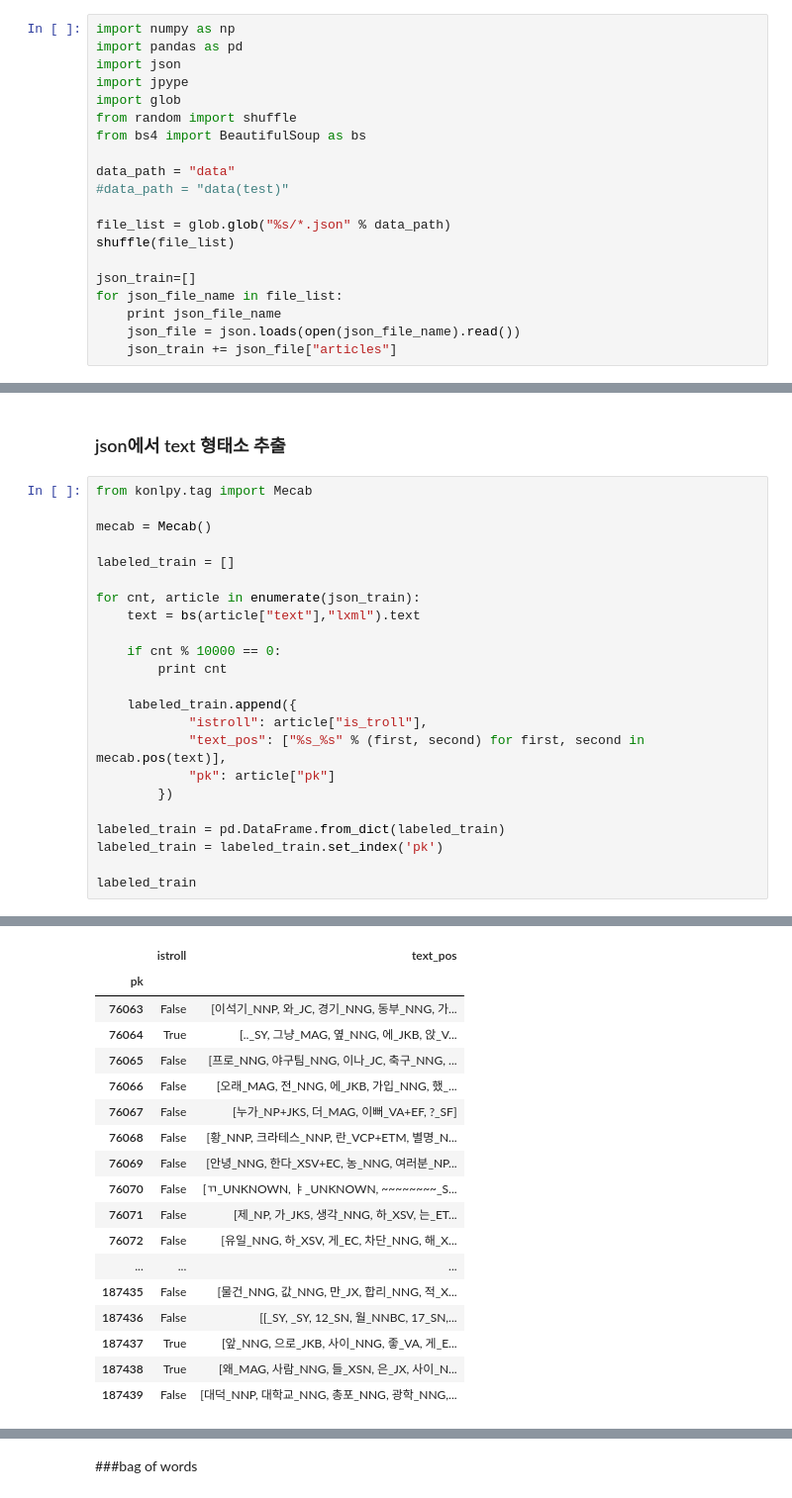
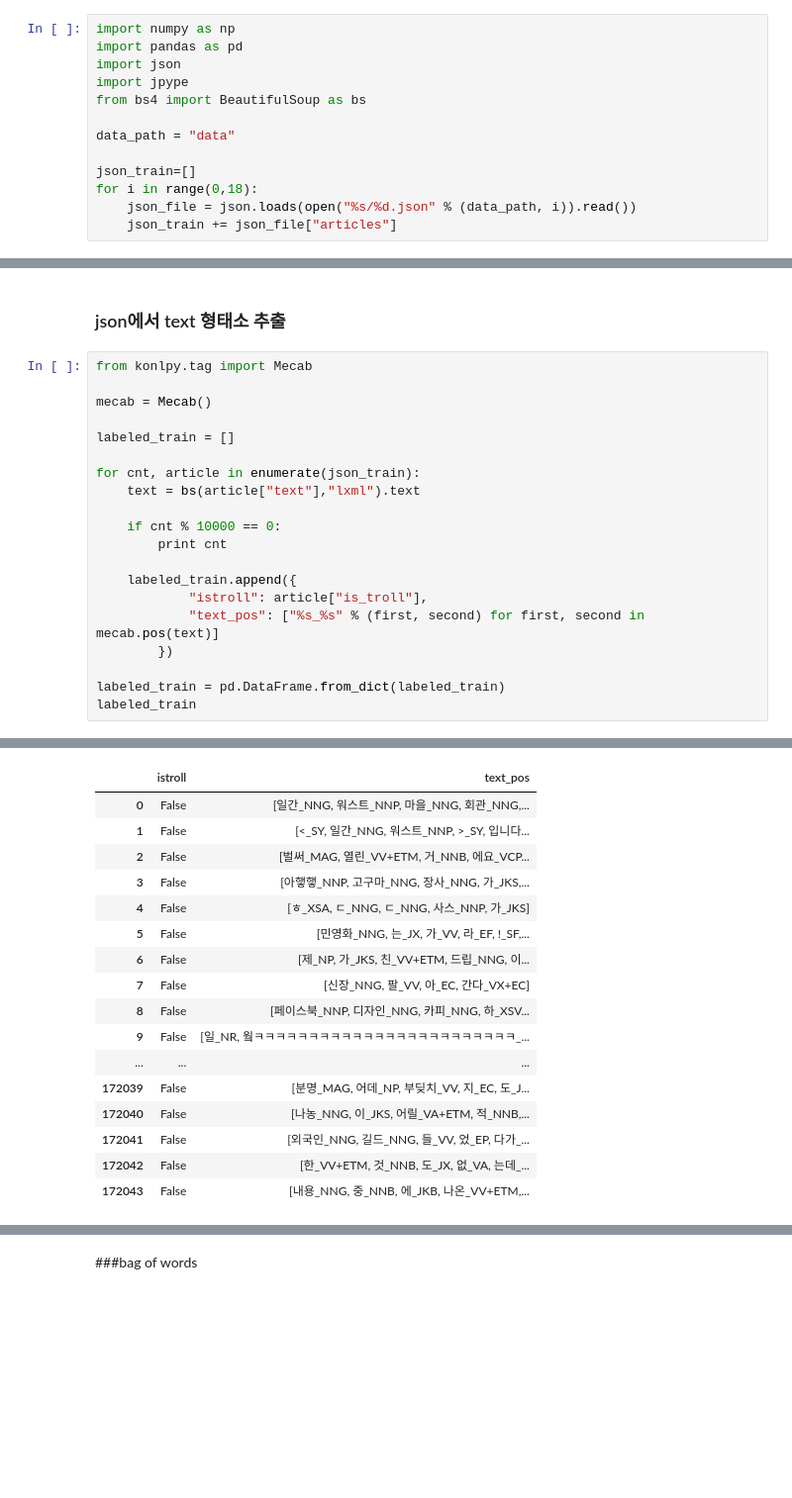
Before and after one commit to MacLunch/MacLunch, a Jupyter notebook: 1.Feature Extraction - Text.ipynb, the cells around one changed output, grey strips where cells are left out. Shown at 99% size. Cells and saved outputs as stored; diff of their text form; blank space fills up the shorter version.

```diff
--- a/1.Feature Extraction - Text.ipynb
+++ b/1.Feature Extraction - Text.ipynb
@@ -5,19 +5,12 @@ import numpy as np
 import pandas as pd
 import json
 import jpype
-import glob
-from random import shuffle
 from bs4 import BeautifulSoup as bs
 
 data_path = "data"
-#data_path = "data(test)"
-
-file_list = glob.glob("%s/*.json" % data_path)
-shuffle(file_list)
 
 json_train=[]
-for json_file_name in file_list:
-    print json_file_name
-    json_file = json.loads(open(json_file_name).read())
+for i in range(0,18):
+    json_file = json.loads(open("%s/%d.json" % (data_path, i)).read())
     json_train += json_file["articles"]
 # %% [output]
@@ -56,12 +49,9 @@ for cnt, article in enumerate(json_train):
 
     labeled_train.append({
             "istroll": article["is_troll"],
-            "text_pos": ["%s_%s" % (first, second) for first, second in mecab.pos(text)],
-            "pk": article["pk"]
+            "text_pos": ["%s_%s" % (first, second) for first, second in mecab.pos(text)]
         })
 
 labeled_train = pd.DataFrame.from_dict(labeled_train)
-labeled_train = labeled_train.set_index('pk')
-
 labeled_train
 # %% [output]
@@ -86,18 +94,17 @@ labeled_train
 |  | istroll | text_pos |
-| pk |  |  |
-| 76063 | False | [이석기_NNP, 와_JC, 경기_NNG, 동부_NNG, 가... |
-| 76064 | True | [.._SY, 그냥_MAG, 옆_NNG, 에_JKB, 앉_V... |
-| 76065 | False | [프로_NNG, 야구팀_NNG, 이나_JC, 축구_NNG, ... |
-| 76066 | False | [오래_MAG, 전_NNG, 에_JKB, 가입_NNG, 했_... |
-| 76067 | False | [누가_NP+JKS, 더_MAG, 이뻐_VA+EF, ?_SF] |
-| 76068 | False | [황_NNP, 크라테스_NNP, 란_VCP+ETM, 별명_N... |
-| 76069 | False | [안녕_NNG, 한다_XSV+EC, 농_NNG, 여러분_NP... |
-| 76070 | False | [ㄲ_UNKNOWN, ㅑ_UNKNOWN, ~~~~~~~~_S... |
-| 76071 | False | [제_NP, 가_JKS, 생각_NNG, 하_XSV, 는_ET... |
-| 76072 | False | [유일_NNG, 하_XSV, 게_EC, 차단_NNG, 해_X... |
+| 0 | False | [일간_NNG, 워스트_NNP, 마을_NNG, 회관_NNG,... |
+| 1 | False | [<_SY, 일간_NNG, 워스트_NNP, >_SY, 입니다... |
+| 2 | False | [벌써_MAG, 열린_VV+ETM, 거_NNB, 에요_VCP... |
+| 3 | False | [아햏햏_NNP, 고구마_NNG, 장사_NNG, 가_JKS,... |
+| 4 | False | [ㅎ_XSA, ㄷ_NNG, ㄷ_NNG, 사스_NNP, 가_JKS] |
+| 5 | False | [민영화_NNG, 는_JX, 가_VV, 라_EF, !_SF,... |
+| 6 | False | [제_NP, 가_JKS, 친_VV+ETM, 드립_NNG, 이... |
+| 7 | False | [신장_NNG, 팔_VV, 아_EC, 간다_VX+EC] |
+| 8 | False | [페이스북_NNP, 디자인_NNG, 카피_NNG, 하_XSV... |
+| 9 | False | [일_NR, 웤ㅋㅋㅋㅋㅋㅋㅋㅋㅋㅋㅋㅋㅋㅋㅋㅋㅋㅋㅋㅋㅋㅋㅋㅋ_... |
 | ... | ... | ... |
-| 187435 | False | [물건_NNG, 값_NNG, 만_JX, 합리_NNG, 적_X... |
-| 187436 | False | [[_SY, _SY, 12_SN, 월_NNBC, 17_SN,... |
-| 187437 | True | [앞_NNG, 으로_JKB, 사이_NNG, 좋_VA, 게_E... |
-| 187438 | True | [왜_MAG, 사람_NNG, 들_XSN, 은_JX, 사이_N... |
-| 187439 | False | [대덕_NNP, 대학교_NNG, 총포_NNG, 광학_NNG,... |
+| 172039 | False | [분명_MAG, 어데_NP, 부딪치_VV, 지_EC, 도_J... |
+| 172040 | False | [나농_NNG, 이_JKS, 어릴_VA+ETM, 적_NNB,... |
+| 172041 | False | [외국인_NNG, 길드_NNG, 들_VV, 었_EP, 다가_... |
+| 172042 | False | [한_VV+ETM, 것_NNB, 도_JX, 없_VA, 는데_... |
+| 172043 | False | [내용_NNG, 중_NNB, 에_JKB, 나온_VV+ETM,... |
```
Also changed, not shown: parts of 5 cells of this notebook, 5 other files.
